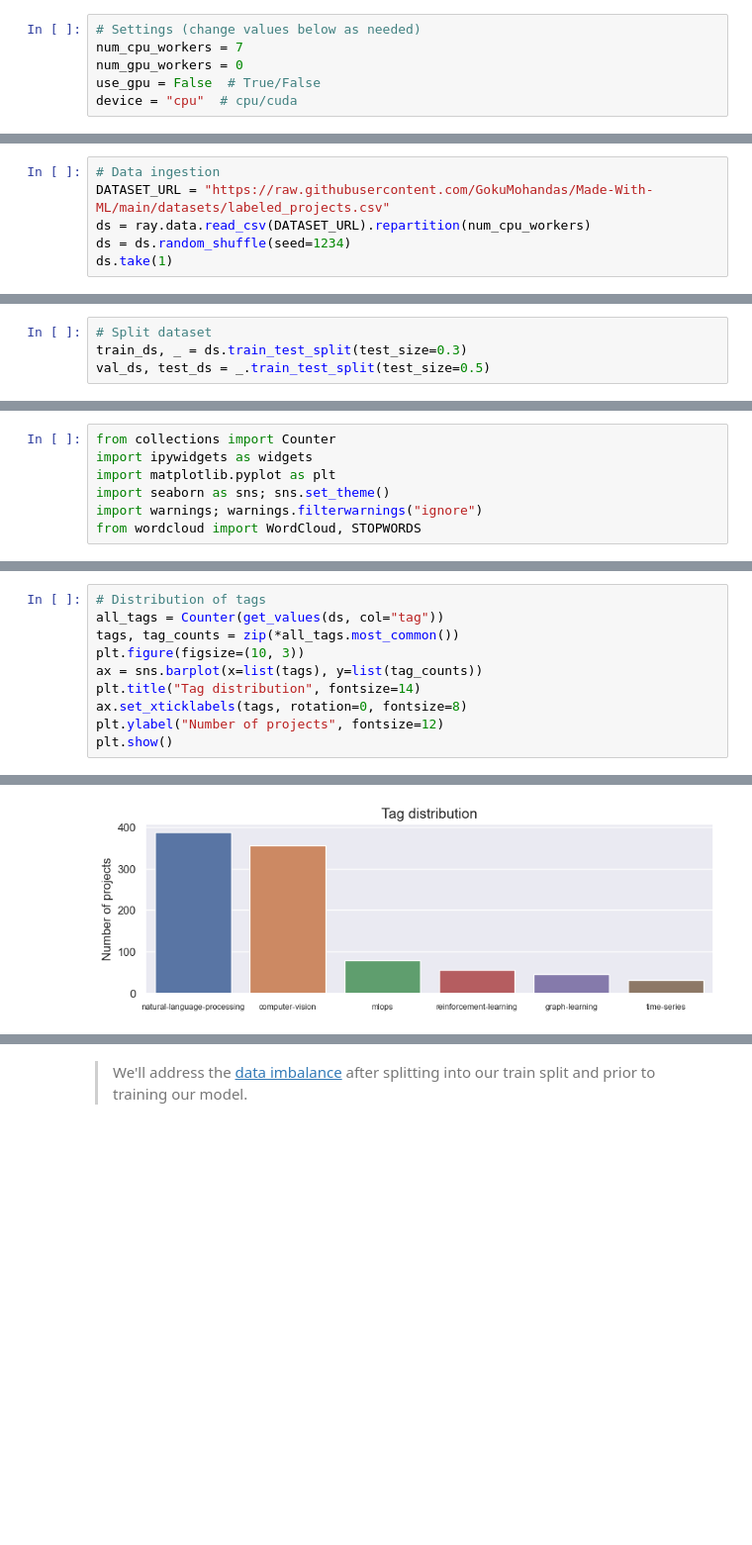
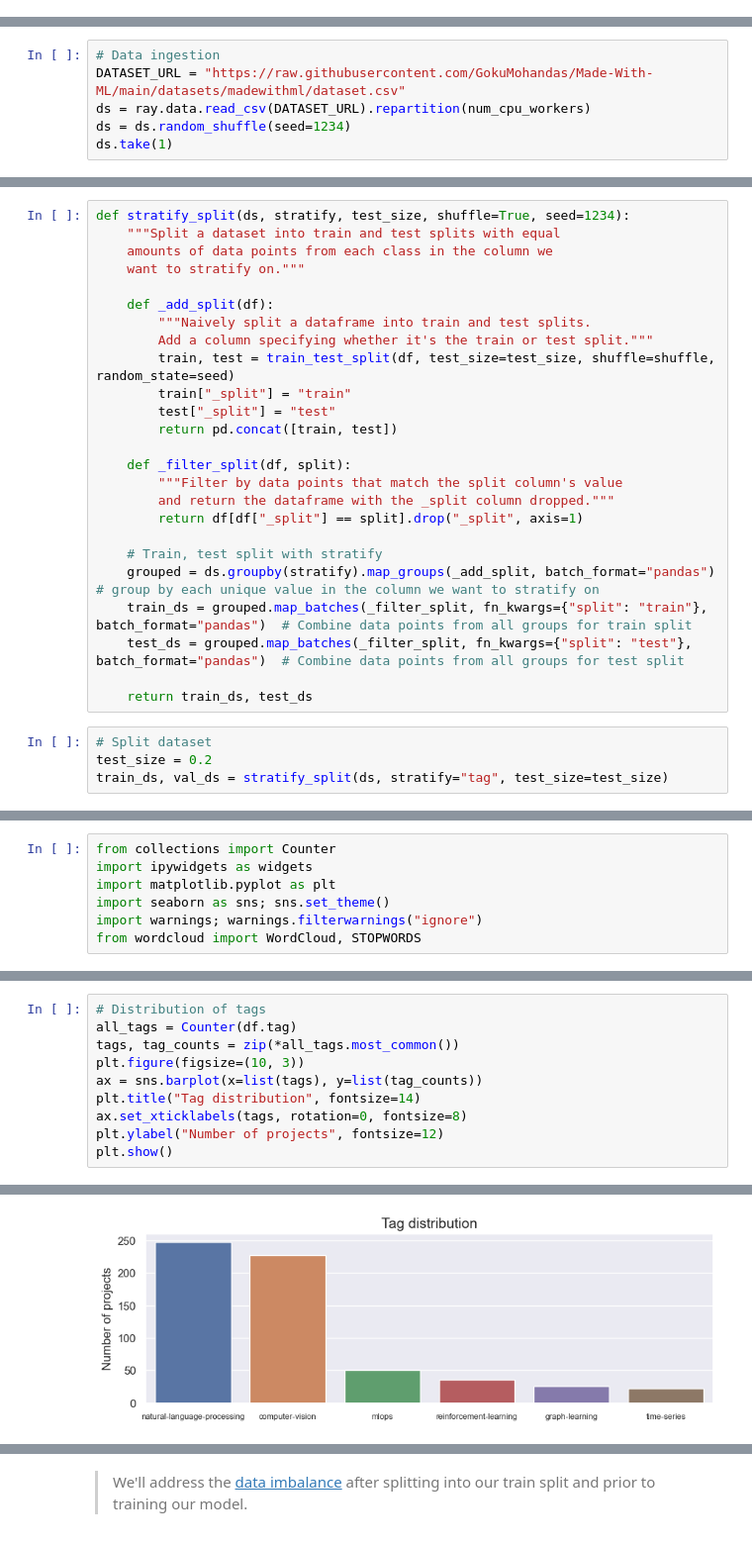
Before and after one commit to anyscale/Made-With-ML, a Jupyter notebook: notebooks/finetune_llm.ipynb, the cells around one changed output, grey strips where cells are left out. Shown at 99% size. Drawn from its saved outputs; the diff is of its cells as text; blank space fills up the shorter version.

```diff
--- a/notebooks/finetune_llm.ipynb
+++ b/notebooks/finetune_llm.ipynb
@@ -58,19 +58,13 @@ num_cpu_workers = 40
 num_gpu_workers = 2
 use_gpu = True  # True/False
 device = "cuda"  # cpu/cuda
-# %%
-# Settings (change values below as needed)
-num_cpu_workers = 7
-num_gpu_workers = 0
-use_gpu = False  # True/False
-device = "cpu"  # cpu/cuda
 # %% [markdown]
 # 🔢&nbsp; Data
 # %% [markdown]
 ## Ingest
 # %%
 # Data ingestion
-DATASET_URL = "https://raw.githubusercontent.com/GokuMohandas/Made-With-ML/main/datasets/labeled_projects.csv"
+DATASET_URL = "https://raw.githubusercontent.com/GokuMohandas/Made-With-ML/main/datasets/madewithml/dataset.csv"
 ds = ray.data.read_csv(DATASET_URL).repartition(num_cpu_workers)
 ds = ds.random_shuffle(seed=1234)
 ds.take(1)
@@ -90,5 +87,30 @@ ds.take(1)
+# %%
+def stratify_split(ds, stratify, test_size, shuffle=True, seed=1234):
+    """Split a dataset into train and test splits with equal
+    amounts of data points from each class in the column we
+    want to stratify on."""
+
+    def _add_split(df):
+        """Naively split a dataframe into train and test splits.
+        Add a column specifying whether it's the train or test split."""
+        train, test = train_test_split(df, test_size=test_size, shuffle=shuffle, random_state=seed)
+        train["_split"] = "train"
+        test["_split"] = "test"
+        return pd.concat([train, test])
+
+    def _filter_split(df, split):
+        """Filter by data points that match the split column's value
+        and return the dataframe with the _split column dropped."""
+        return df[df["_split"] == split].drop("_split", axis=1)
+
+    # Train, test split with stratify
+    grouped = ds.groupby(stratify).map_groups(_add_split, batch_format="pandas")  # group by each unique value in the column we want to stratify on
+    train_ds = grouped.map_batches(_filter_split, fn_kwargs={"split": "train"}, batch_format="pandas")  # Combine data points from all groups for train split
+    test_ds = grouped.map_batches(_filter_split, fn_kwargs={"split": "test"}, batch_format="pandas")  # Combine data points from all groups for test split
+
+    return train_ds, test_ds
 # %%
 # Split dataset
-train_ds, _ = ds.train_test_split(test_size=0.3)
-val_ds, test_ds = _.train_test_split(test_size=0.5)
+test_size = 0.2
+train_ds, val_ds = stratify_split(ds, stratify="tag", test_size=test_size)
 # %% [output]
@@ -115,6 +171,6 @@ def get_values(ds, col):
 # %%
 # Distribution of tags
-all_tags = Counter(get_values(ds, col="tag"))
+all_tags = Counter(df.tag)
 tags, tag_counts = zip(*all_tags.most_common())
 plt.figure(figsize=(10, 3))
 ax = sns.barplot(x=list(tags), y=list(tag_counts))
@@ -128,4 +182,4 @@ plt.show()
-[figure, old version]
+[figure, new version]
 # %%
 # Most common tags
 all_tags.most_common()
```
Also changed, not shown: parts of 117 cells of this notebook, 20 other files.
